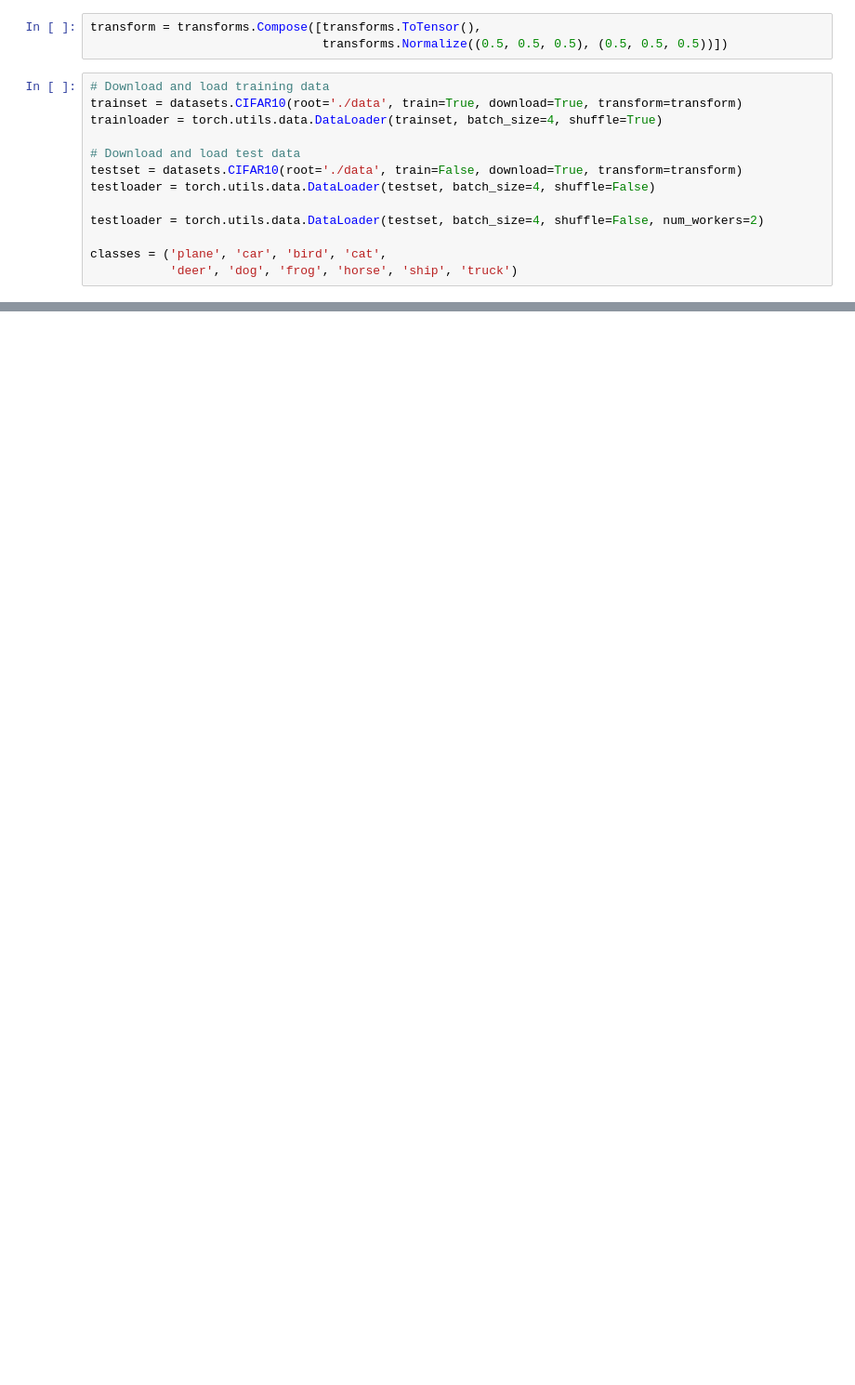
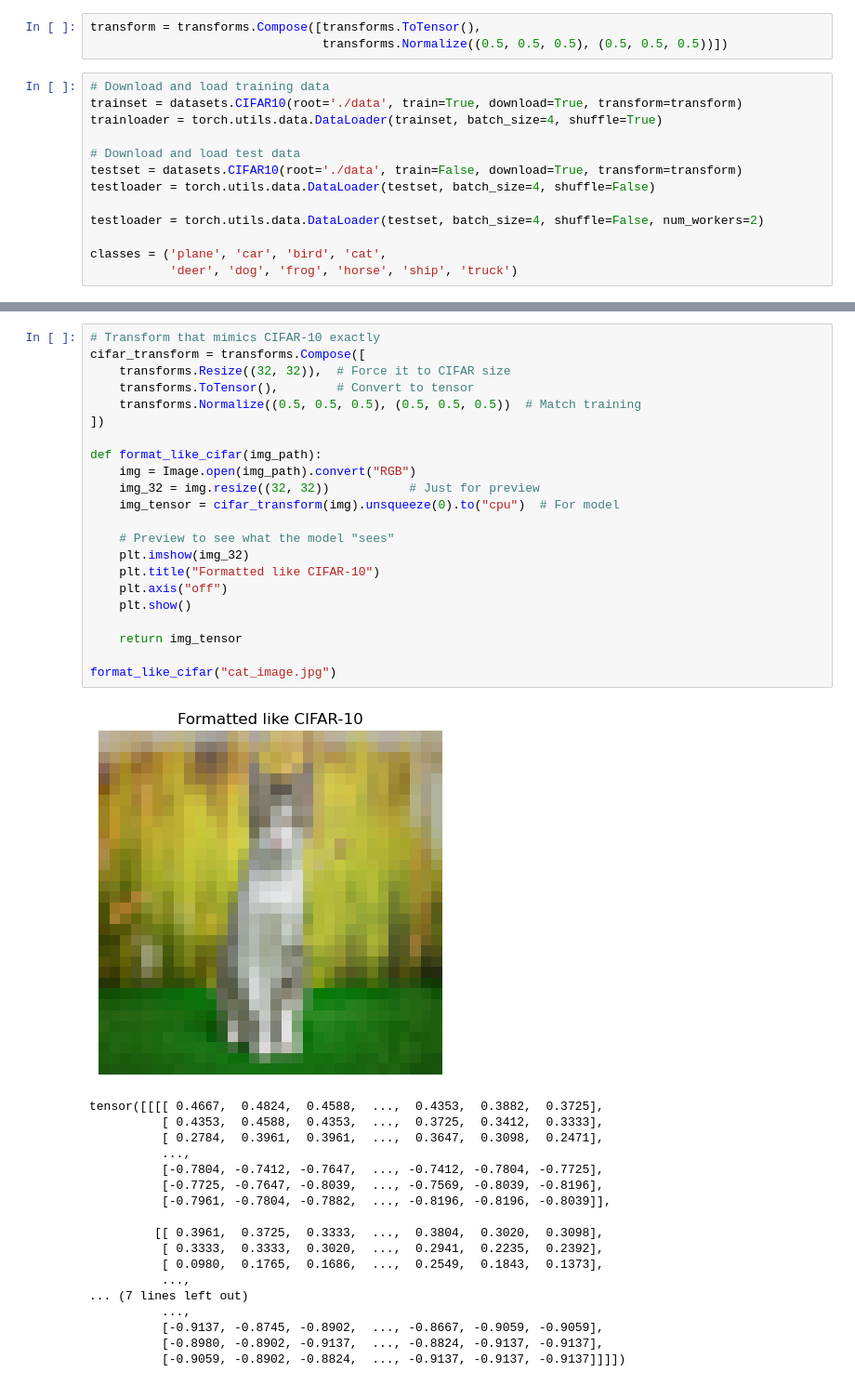
Before and after one commit to gitvegard/info284, a Jupyter notebook: task2/CNN.ipynb, the cells around one changed output, grey strips where cells are left out. Shown at 93% size. Cells and saved outputs as stored; diff of their text form; blank space fills up the shorter version.

```diff
--- a/task2/CNN.ipynb
+++ b/task2/CNN.ipynb
@@ -42,0 +119,41 @@ plane frog  frog  plane
+# %%
+# Transform that mimics CIFAR-10 exactly
+cifar_transform = transforms.Compose([
+    transforms.Resize((32, 32)),  # Force it to CIFAR size
+    transforms.ToTensor(),        # Convert to tensor
+    transforms.Normalize((0.5, 0.5, 0.5), (0.5, 0.5, 0.5))  # Match training
+])
+
+def format_like_cifar(img_path):
+    img = Image.open(img_path).convert("RGB")
+    img_32 = img.resize((32, 32))           # Just for preview
+    img_tensor = cifar_transform(img).unsqueeze(0).to("cpu")  # For model
+
+    # Preview to see what the model "sees"
+    plt.imshow(img_32)
+    plt.title("Formatted like CIFAR-10")
+    plt.axis("off")
+    plt.show()
+
+    return img_tensor
+
+format_like_cifar("cat_image.jpg")
+# %% [output]
+[figure, added]
+tensor([[[[ 0.4667,  0.4824,  0.4588,  ...,  0.4353,  0.3882,  0.3725],
+          [ 0.4353,  0.4588,  0.4353,  ...,  0.3725,  0.3412,  0.3333],
+          [ 0.2784,  0.3961,  0.3961,  ...,  0.3647,  0.3098,  0.2471],
+          ...,
+          [-0.7804, -0.7412, -0.7647,  ..., -0.7412, -0.7804, -0.7725],
+          [-0.7725, -0.7647, -0.8039,  ..., -0.7569, -0.8039, -0.8196],
+          [-0.7961, -0.7804, -0.7882,  ..., -0.8196, -0.8196, -0.8039]],
+
+         [[ 0.3961,  0.3725,  0.3333,  ...,  0.3804,  0.3020,  0.3098],
+          [ 0.3333,  0.3333,  0.3020,  ...,  0.2941,  0.2235,  0.2392],
+          [ 0.0980,  0.1765,  0.1686,  ...,  0.2549,  0.1843,  0.1373],
+          ...,
+... (7 lines left out)
+          ...,
+          [-0.9137, -0.8745, -0.8902,  ..., -0.8667, -0.9059, -0.9059],
+          [-0.8980, -0.8902, -0.9137,  ..., -0.8824, -0.9137, -0.9137],
+          [-0.9059, -0.8902, -0.8824,  ..., -0.9137, -0.9137, -0.9137]]]])
```
Also changed, not shown: parts of 9 cells of this notebook, 2 other files.
